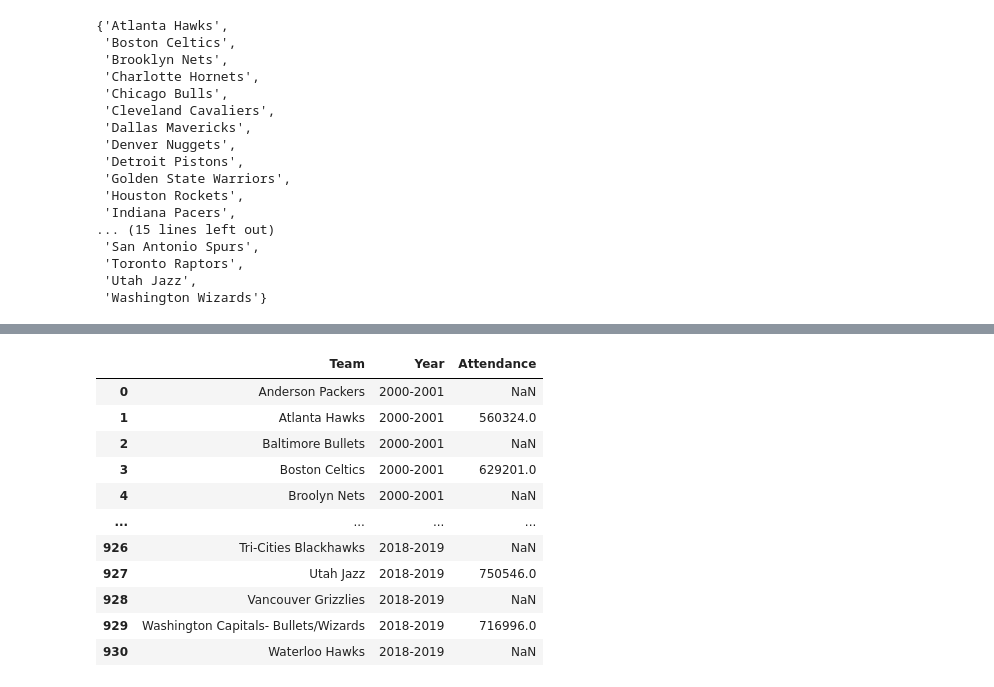
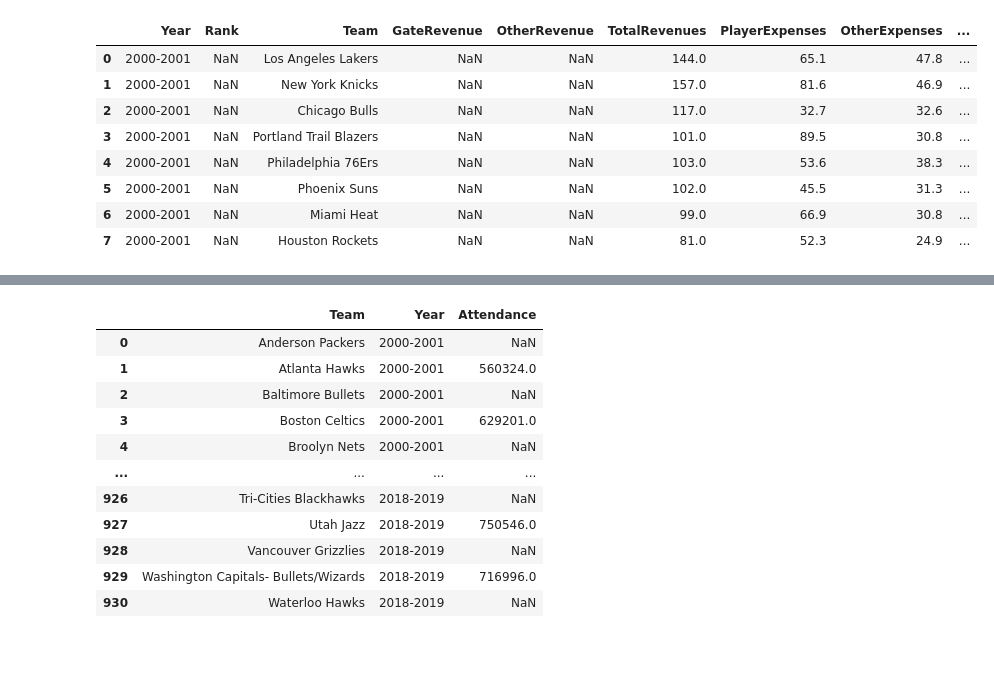
Before and after one commit to XinyangNick/ECO353-Project-1, a Jupyter notebook: ECO353P1.ipynb, the cells around one changed output, grey strips where cells are left out. Cells and saved outputs as stored; diff of their text form; code cells hidden in the pictures; blank space fills up the shorter version.

```diff
--- a/ECO353P1.ipynb
+++ b/ECO353P1.ipynb
@@ -14,3 +24,15 @@ NBA_revenue = pd.read_csv(path+ 'Finance.csv')
 NBA_revenue['Team'] = NBA_revenue['Team'].str.title()
 NBA_revenue['Year2'] = NBA_revenue['Year'].str[:4]
+# %%
+NBA_revenue.head(8)
+# %% [output]
+|  | Year | Rank | Team | GateRevenue | OtherRevenue | TotalRevenues | PlayerExpenses | OtherExpenses | ... |
+| 0 | 2000-2001 | NaN | Los Angeles Lakers | NaN | NaN | 144.0 | 65.1 | 47.8 | ... |
+| 1 | 2000-2001 | NaN | New York Knicks | NaN | NaN | 157.0 | 81.6 | 46.9 | ... |
+| 2 | 2000-2001 | NaN | Chicago Bulls | NaN | NaN | 117.0 | 32.7 | 32.6 | ... |
+| 3 | 2000-2001 | NaN | Portland Trail Blazers | NaN | NaN | 101.0 | 89.5 | 30.8 | ... |
+| 4 | 2000-2001 | NaN | Philadelphia 76Ers | NaN | NaN | 103.0 | 53.6 | 38.3 | ... |
+| 5 | 2000-2001 | NaN | Phoenix Suns | NaN | NaN | 102.0 | 45.5 | 31.3 | ... |
+| 6 | 2000-2001 | NaN | Miami Heat | NaN | NaN | 99.0 | 66.9 | 30.8 | ... |
+| 7 | 2000-2001 | NaN | Houston Rockets | NaN | NaN | 81.0 | 52.3 | 24.9 | ... |
 # %%
@@ -59,24 +82,4 @@ team_name_dict = {
 
 # apply the mapping to the 'Team' column of your dataframe
 NBA_revenue['Team'] = NBA_revenue['Team'].apply(lambda x: team_name_dict.get(x, x))
-# %%
-set(NBA_revenue['Team'])
-# %% [output]
-{'Atlanta Hawks',
- 'Boston Celtics',
- 'Brooklyn Nets',
- 'Charlotte Hornets',
- 'Chicago Bulls',
- 'Cleveland Cavaliers',
- 'Dallas Mavericks',
- 'Denver Nuggets',
- 'Detroit Pistons',
- 'Golden State Warriors',
- 'Houston Rockets',
- 'Indiana Pacers',
-... (15 lines left out)
- 'San Antonio Spurs',
- 'Toronto Raptors',
- 'Utah Jazz',
- 'Washington Wizards'}
 # %%
```
Also changed, not shown: parts of 23 cells of this notebook, 2 other files.
